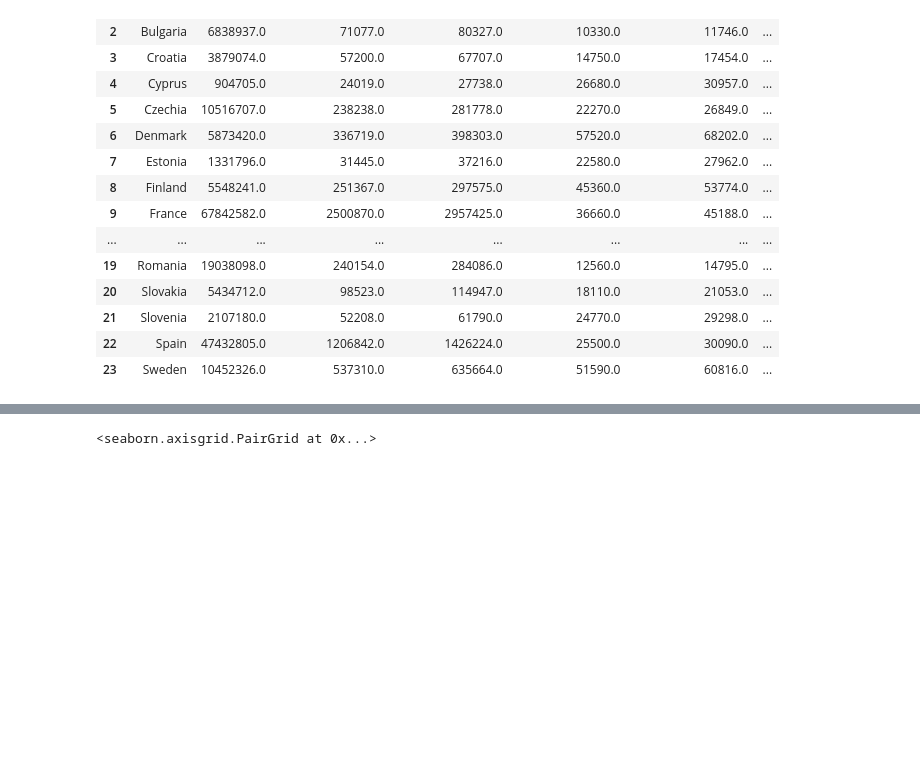
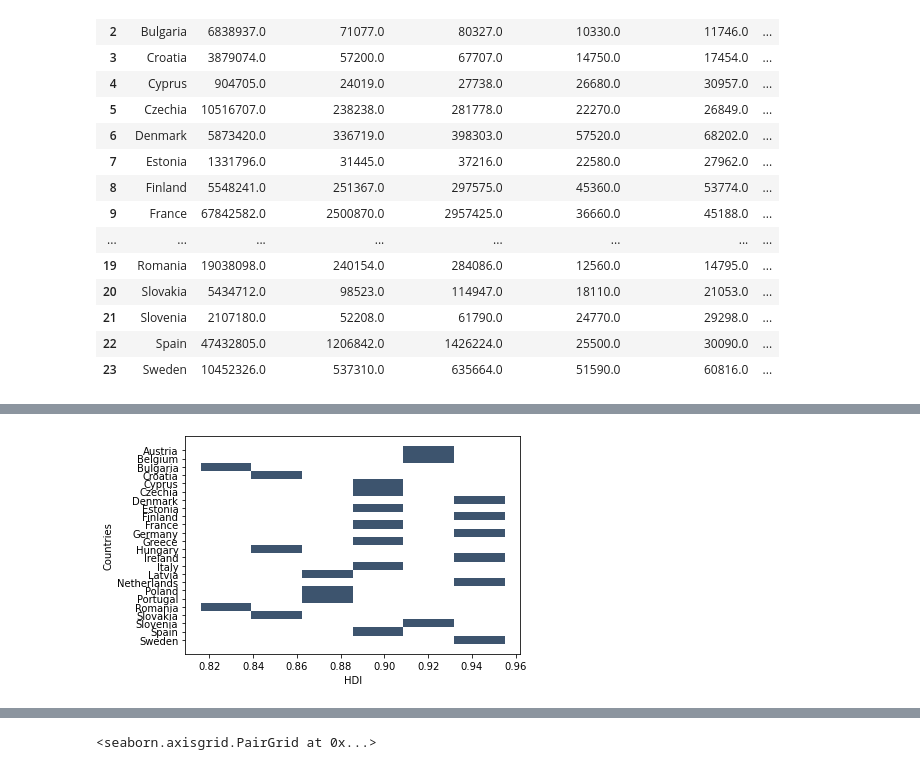
Before and after one commit to Hugocodesdude/Project_2, a Jupyter notebook: Data Visualisation.ipynb, the cells around one changed output, grey strips where cells are left out. Saved outputs shown, nothing was run; the diff lists cells and outputs as text; code cells hidden in the pictures; blank space fills up the shorter version.

```diff
--- a/Data Visualisation.ipynb
+++ b/Data Visualisation.ipynb
@@ -47 +51,5 @@ barplot = sns.barplot(x="Refugees in thousands", y="Distance from Ukraine in km"
+# %%
+barplot = sns.histplot(y="Countries", x="HDI", data=project_data)
+# %% [output]
+[figure, added]
 # %%
```
Also changed, not shown: parts of 8 cells of this notebook, 1 other file.
